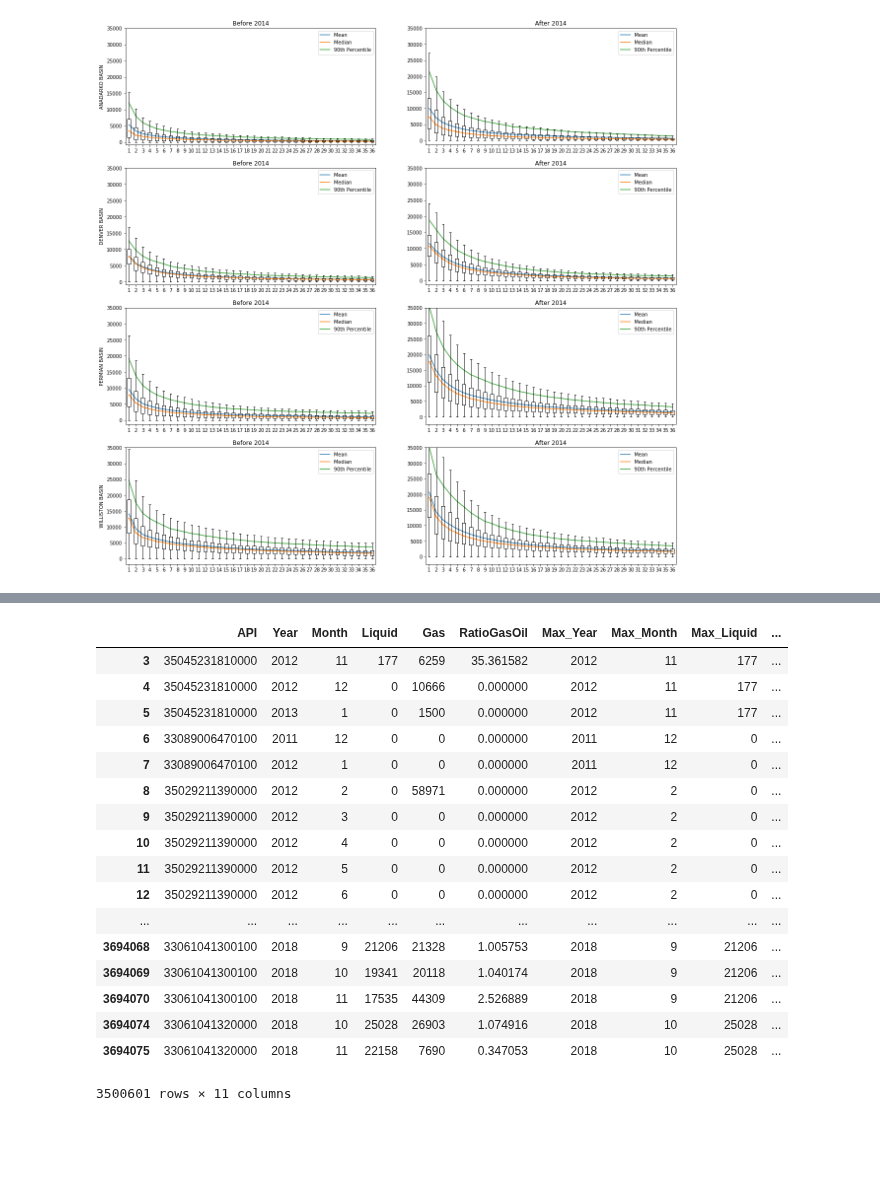
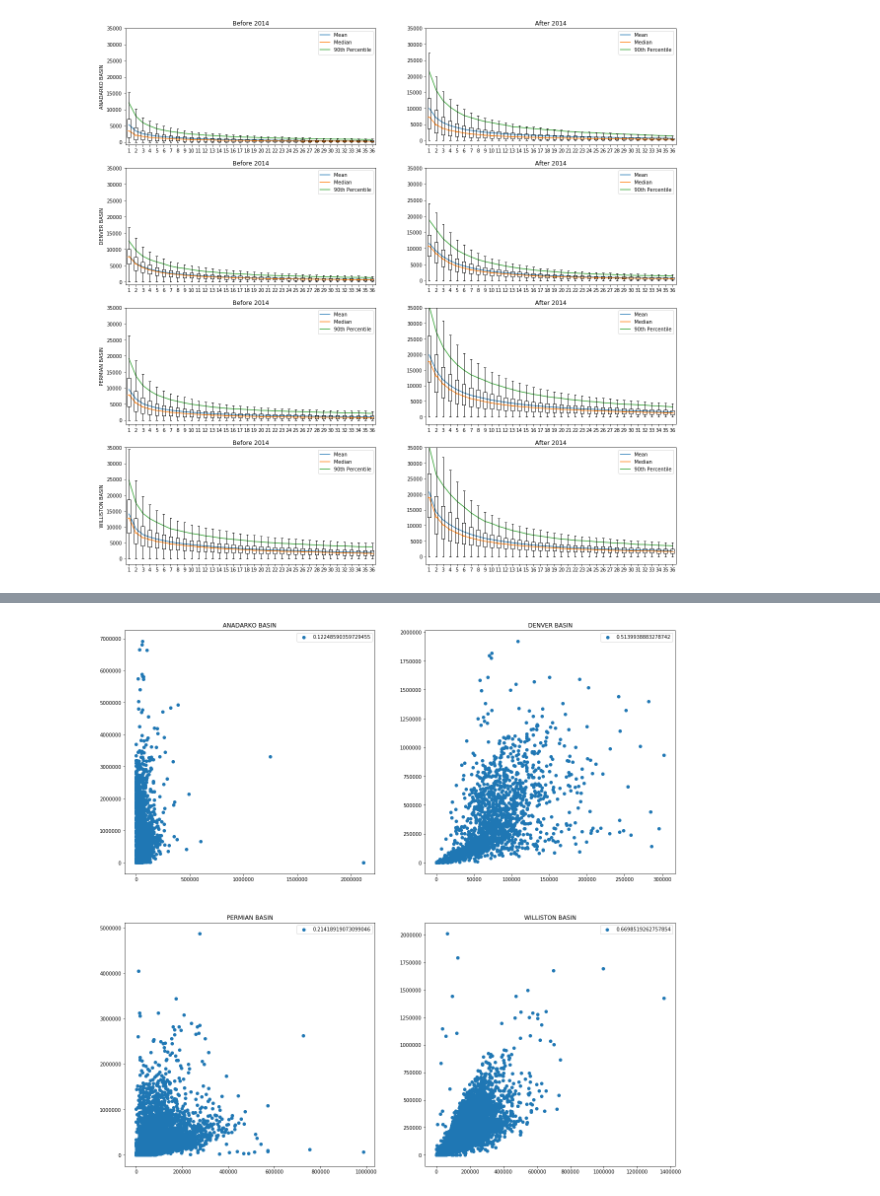
Before and after one commit to NourhanKhaled/DataScience-Project, a Jupyter notebook: Milestone1/Milestone_1.ipynb, the cells around one changed output, grey strips where cells are left out. Drawn from its saved outputs; the diff is of its cells as text; code cells hidden in the pictures; blank space fills up the shorter version.

```diff
--- a/Milestone1/Milestone_1.ipynb
+++ b/Milestone1/Milestone_1.ipynb
@@ -196,27 +204,11 @@ plt.savefig('Plot3.png')
-# %%
-#7asby Allah wn3ma elwakeel Method 2
-mariem_prod = nesw_prod_data_orig.copy()
-mariem_prod['total_month'] = mariem_prod['Year']*12 + mariem_prod['Month']
-mariem_prod['total_max_month'] = mariem_prod['Max_Year']*12 + mariem_prod['Max_Month']
-nourhan = mariem_prod[ mariem_prod['total_month'] >= mariem_prod['total_max_month']]
-# nourhan = nourhan.drop_duplicates(['API', 'Liquid'], keep="first", inplace=False)
-nourhan
-# %% [output]
-|  | API | Year | Month | Liquid | Gas | RatioGasOil | Max_Year | Max_Month | Max_Liquid | ... |
-| 3 | 35045231810000 | 2012 | 11 | 177 | 6259 | 35.361582 | 2012 | 11 | 177 | ... |
-| 4 | 35045231810000 | 2012 | 12 | 0 | 10666 | 0.000000 | 2012 | 11 | 177 | ... |
-| 5 | 35045231810000 | 2013 | 1 | 0 | 1500 | 0.000000 | 2012 | 11 | 177 | ... |
-| 6 | 33089006470100 | 2011 | 12 | 0 | 0 | 0.000000 | 2011 | 12 | 0 | ... |
-| 7 | 33089006470100 | 2012 | 1 | 0 | 0 | 0.000000 | 2011 | 12 | 0 | ... |
-| 8 | 35029211390000 | 2012 | 2 | 0 | 58971 | 0.000000 | 2012 | 2 | 0 | ... |
-| 9 | 35029211390000 | 2012 | 3 | 0 | 0 | 0.000000 | 2012 | 2 | 0 | ... |
-| 10 | 35029211390000 | 2012 | 4 | 0 | 0 | 0.000000 | 2012 | 2 | 0 | ... |
-| 11 | 35029211390000 | 2012 | 5 | 0 | 0 | 0.000000 | 2012 | 2 | 0 | ... |
-| 12 | 35029211390000 | 2012 | 6 | 0 | 0 | 0.000000 | 2012 | 2 | 0 | ... |
-| ... | ... | ... | ... | ... | ... | ... | ... | ... | ... | ... |
-| 3694068 | 33061041300100 | 2018 | 9 | 21206 | 21328 | 1.005753 | 2018 | 9 | 21206 | ... |
-| 3694069 | 33061041300100 | 2018 | 10 | 19341 | 20118 | 1.040174 | 2018 | 9 | 21206 | ... |
-| 3694070 | 33061041300100 | 2018 | 11 | 17535 | 44309 | 2.526889 | 2018 | 9 | 21206 | ... |
-| 3694074 | 33061041320000 | 2018 | 10 | 25028 | 26903 | 1.074916 | 2018 | 10 | 25028 | ... |
-| 3694075 | 33061041320000 | 2018 | 11 | 22158 | 7690 | 0.347053 | 2018 | 10 | 25028 | ... |
-3500601 rows × 11 columns
+# %%
+for i in range(len(basins)):
+    ax1 = plt.subplot(2,2,i+1)
+    ax1.scatter(liq[i], gas[i], label=str(gas[i].corr(liq[i], method='pearson')))
+    ax1.set_title(basins[i])
+    ax1.legend()
+
+
+plt.savefig('Plot4.png')
+# %% [output]
+[figure, added]
```
Also changed, not shown: parts of 4 cells of this notebook, 4 other files.
